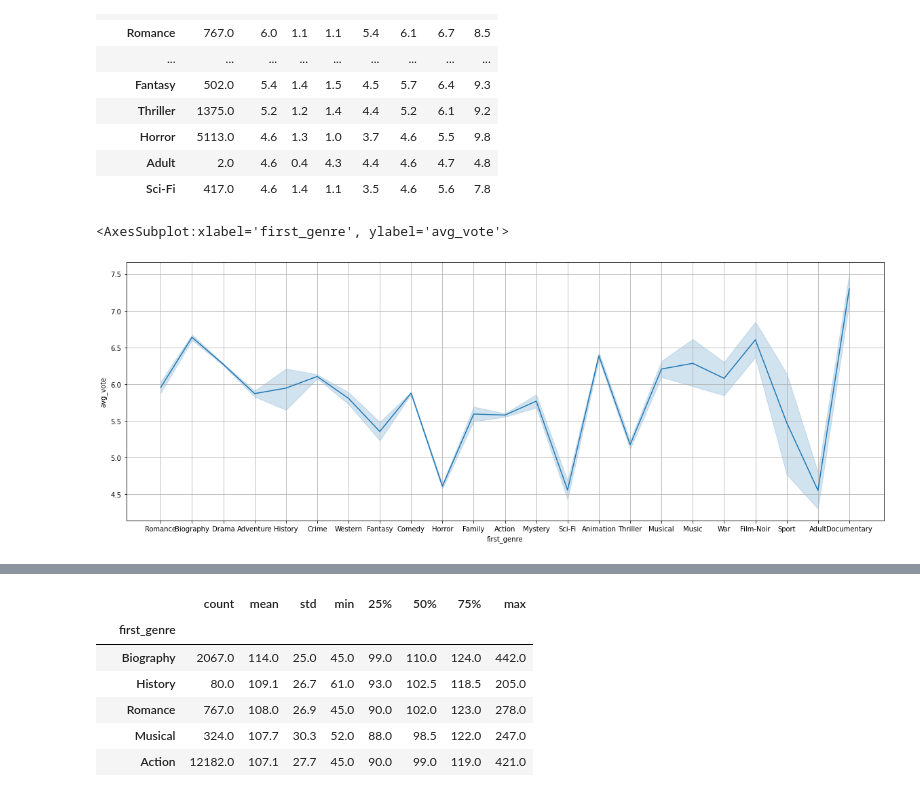
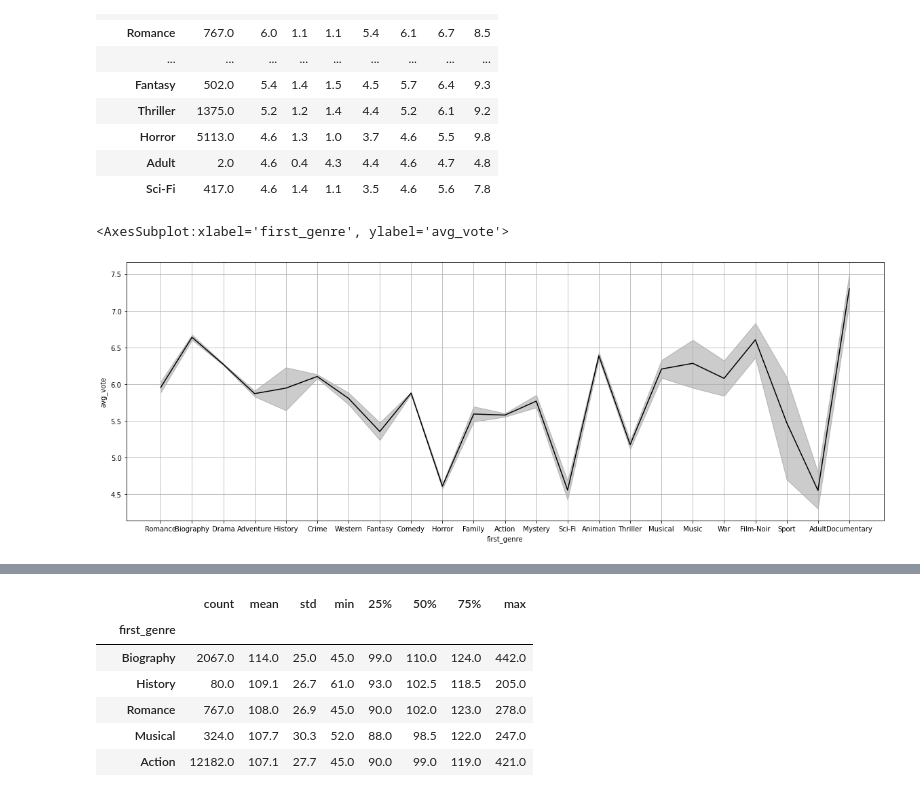
Before and after one commit to taianf/ECD-MATF37-Trabalho, a Jupyter notebook: main.ipynb, the cells around one changed output, grey strips where cells are left out. Saved outputs shown, nothing was run; the diff lists cells and outputs as text; code cells hidden in the pictures.

```diff
--- a/main.ipynb
+++ b/main.ipynb
@@ -200,8 +216,8 @@ df_genre_vote
 # %%
 #Nota x Gênero
 plt.subplots(figsize=(20,7))
 plt.grid()
-sns.lineplot(data=df1, x="first_genre", y="avg_vote",palette="Blues",markers=True,sort= False)
+sns.lineplot(data=df1, x="first_genre", y="avg_vote",color='black',markers=True,sort= False)
 # %% [output]
 <AxesSubplot:xlabel='first_genre', ylabel='avg_vote'>
-[figure, old version]
+[figure, new version]
```
Also changed, not shown: parts of 16 cells of this notebook.
